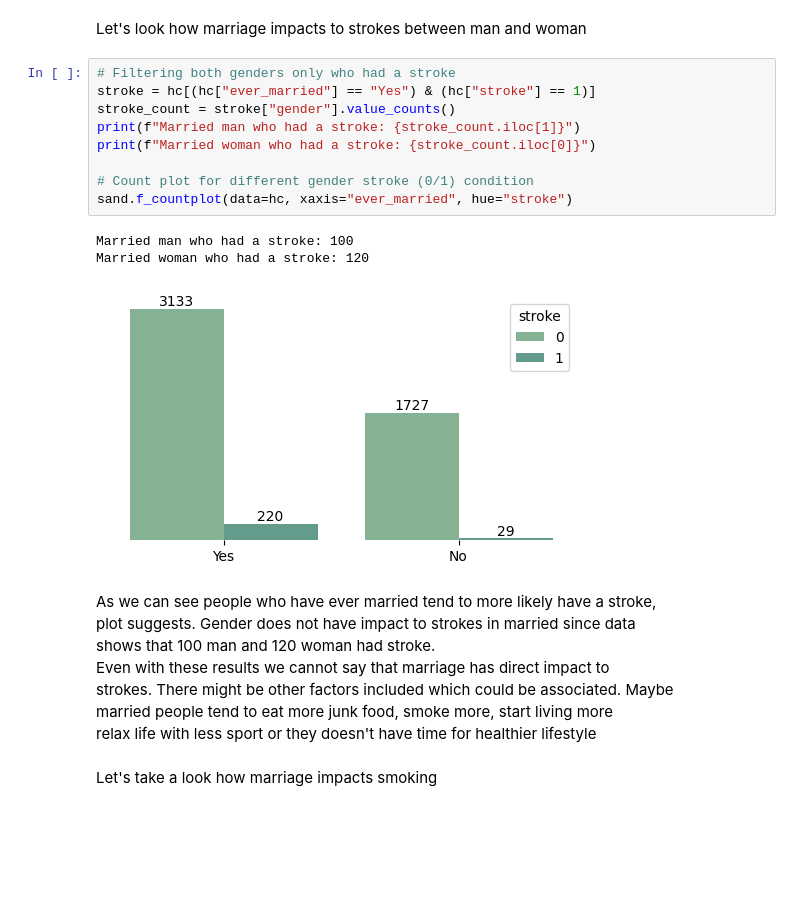
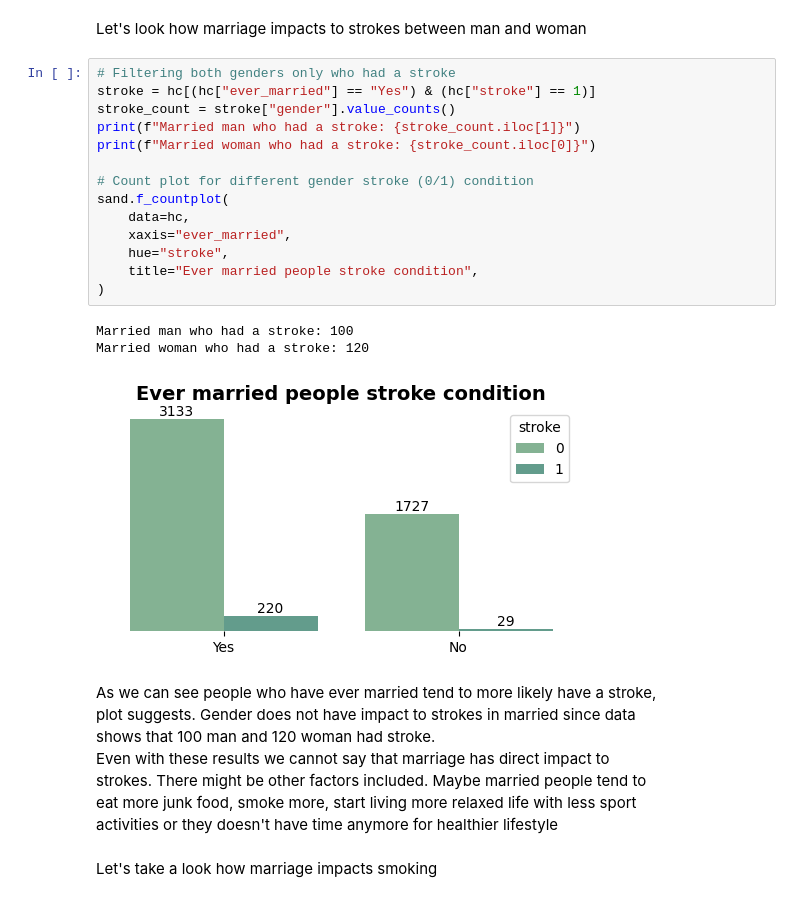
Before and after one commit to ShariYo/Modul3Sprint2, a Jupyter notebook: project/main.ipynb, the cells around one changed output. Drawn from its saved outputs; the diff is of its cells as text; blank space fills up the shorter version.

```diff
--- a/project/main.ipynb
+++ b/project/main.ipynb
@@ -553,23 +580,28 @@ Let's look how marriage impacts to strokes between man and woman
 # %%
 # Filtering both genders only who had a stroke
 stroke = hc[(hc["ever_married"] == "Yes") & (hc["stroke"] == 1)]
 stroke_count = stroke["gender"].value_counts()
 print(f"Married man who had a stroke: {stroke_count.iloc[1]}")
 print(f"Married woman who had a stroke: {stroke_count.iloc[0]}")
 
 # Count plot for different gender stroke (0/1) condition
-sand.f_countplot(data=hc, xaxis="ever_married", hue="stroke")
+sand.f_countplot(
+    data=hc,
+    xaxis="ever_married",
+    hue="stroke",
+    title="Ever married people stroke condition",
+)
 # %% [output]
 Married man who had a stroke: 100
 Married woman who had a stroke: 120
-[figure, old version]
+[figure, new version]
 # %% [markdown]
 As we can see people who have ever married tend to more likely have a stroke,
 plot suggests. Gender does not have impact to strokes in married since data
 shows that 100 man and 120 woman had stroke.
 Even with these results we cannot say that marriage has direct impact to
-strokes. There might be other factors included which could be associated. Maybe
-married people tend to eat more junk food, smoke more, start living more
-relax life with less sport or they doesn't have time for healthier lifestyle
+strokes. There might be other factors included. Maybe married people tend to
+eat more junk food, smoke more, start living more relaxed life with less sport
+activities or they doesn't have time anymore for healthier lifestyle
 # %% [markdown]
 Let's take a look how marriage impacts smoking
```
Also changed, not shown: parts of 11 cells of this notebook.
